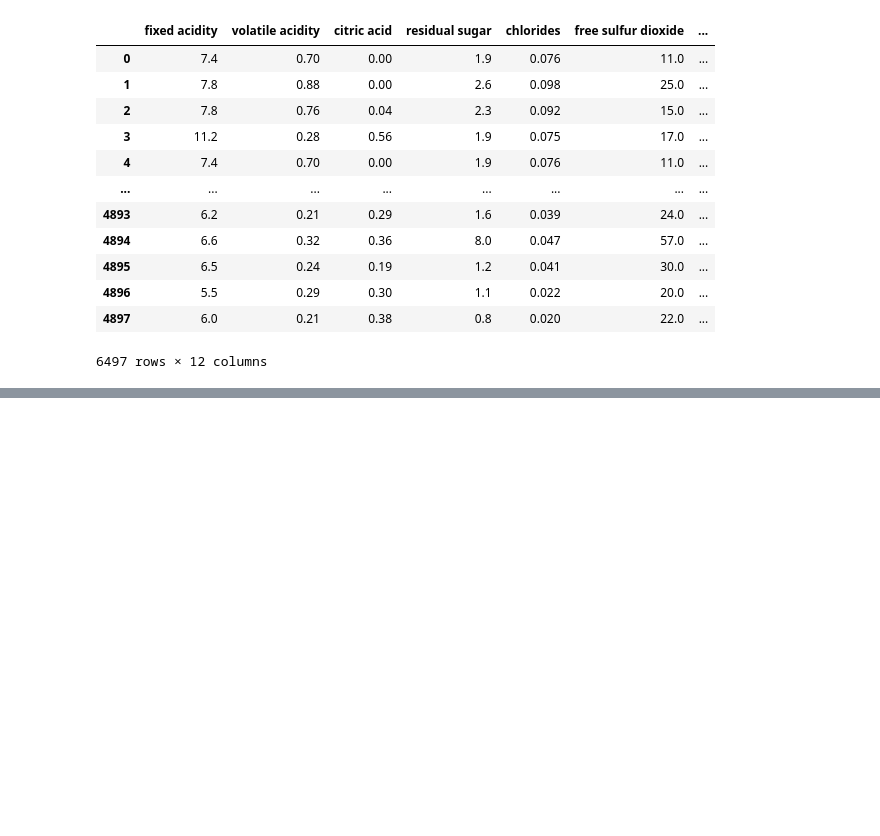
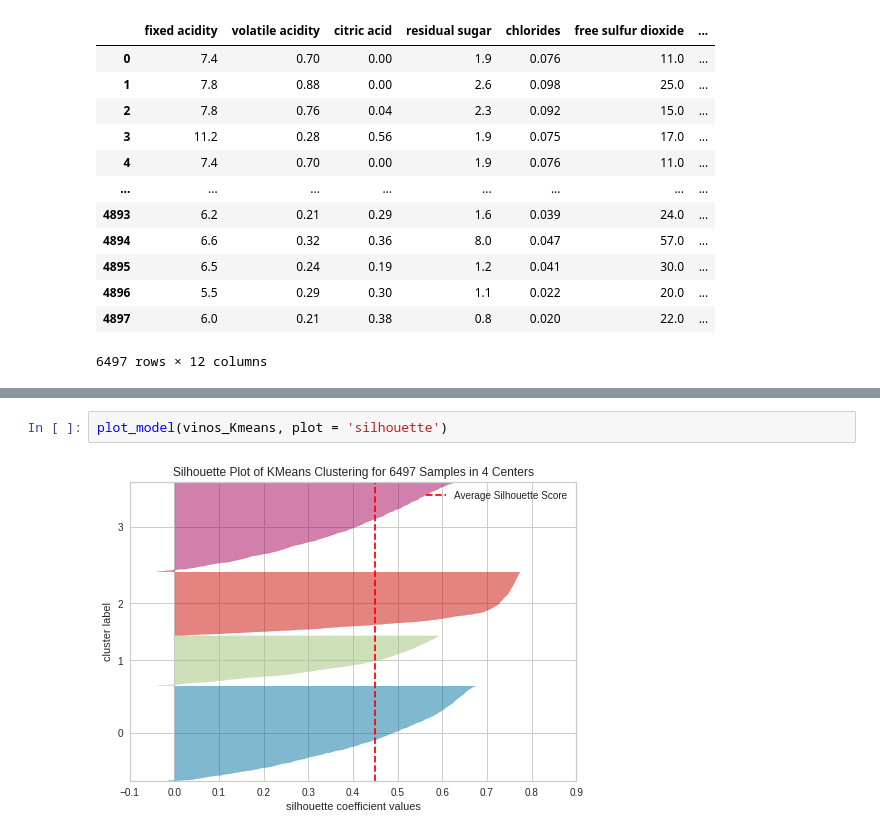
Before and after one commit to MarvinLopezOsorio/AnaliticaPredictiva_Tareas, a Jupyter notebook: Clustering vinos.ipynb, the cells around one changed output, grey strips where cells are left out. Cells and saved outputs as stored; diff of their text form; blank space fills up the shorter version.

```diff
--- a/Clustering vinos.ipynb
+++ b/Clustering vinos.ipynb
@@ -81,0 +221,4 @@ vinos
+# %%
+plot_model(vinos_Kmeans, plot = 'silhouette')
+# %% [output]
+[figure, added]
```
Also changed, not shown: parts of 20 cells of this notebook.
